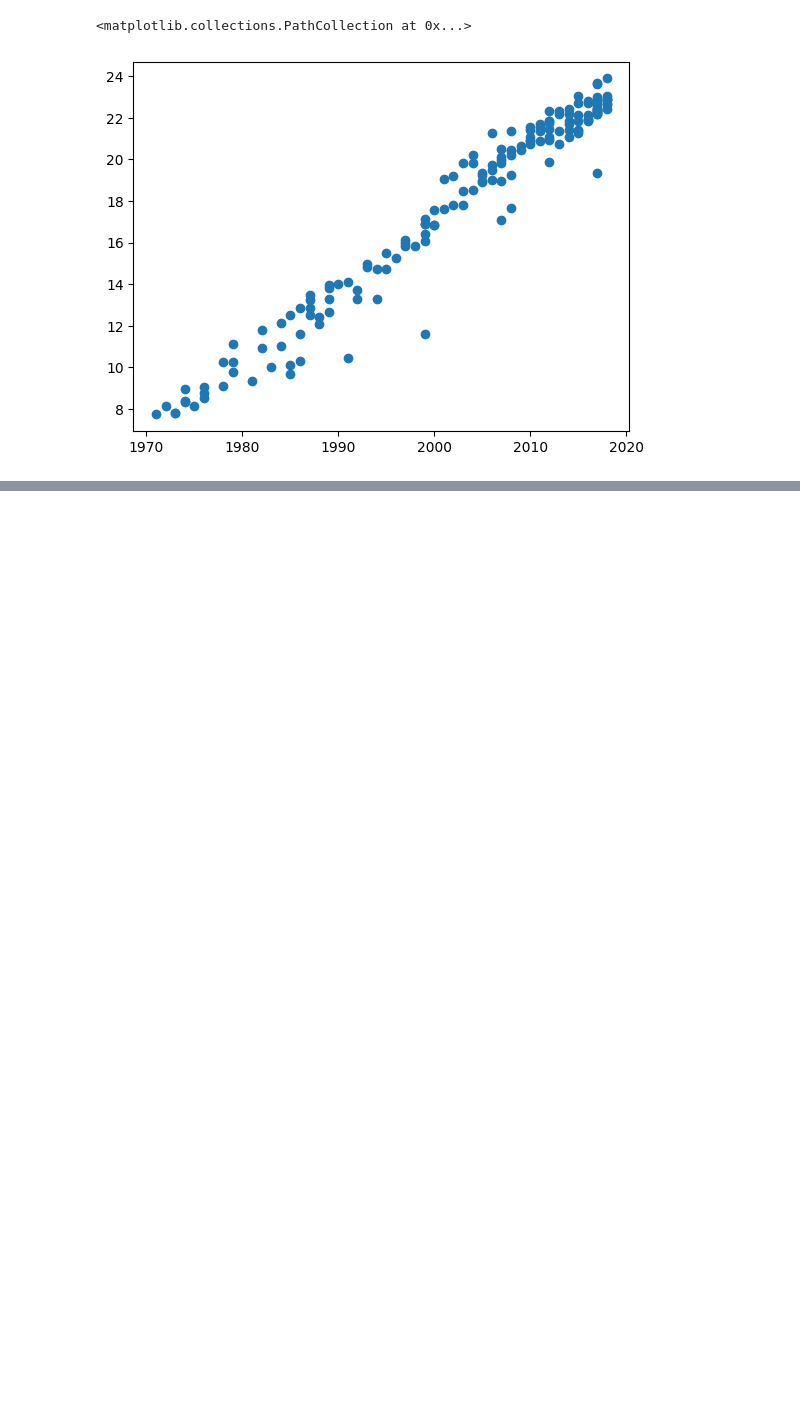
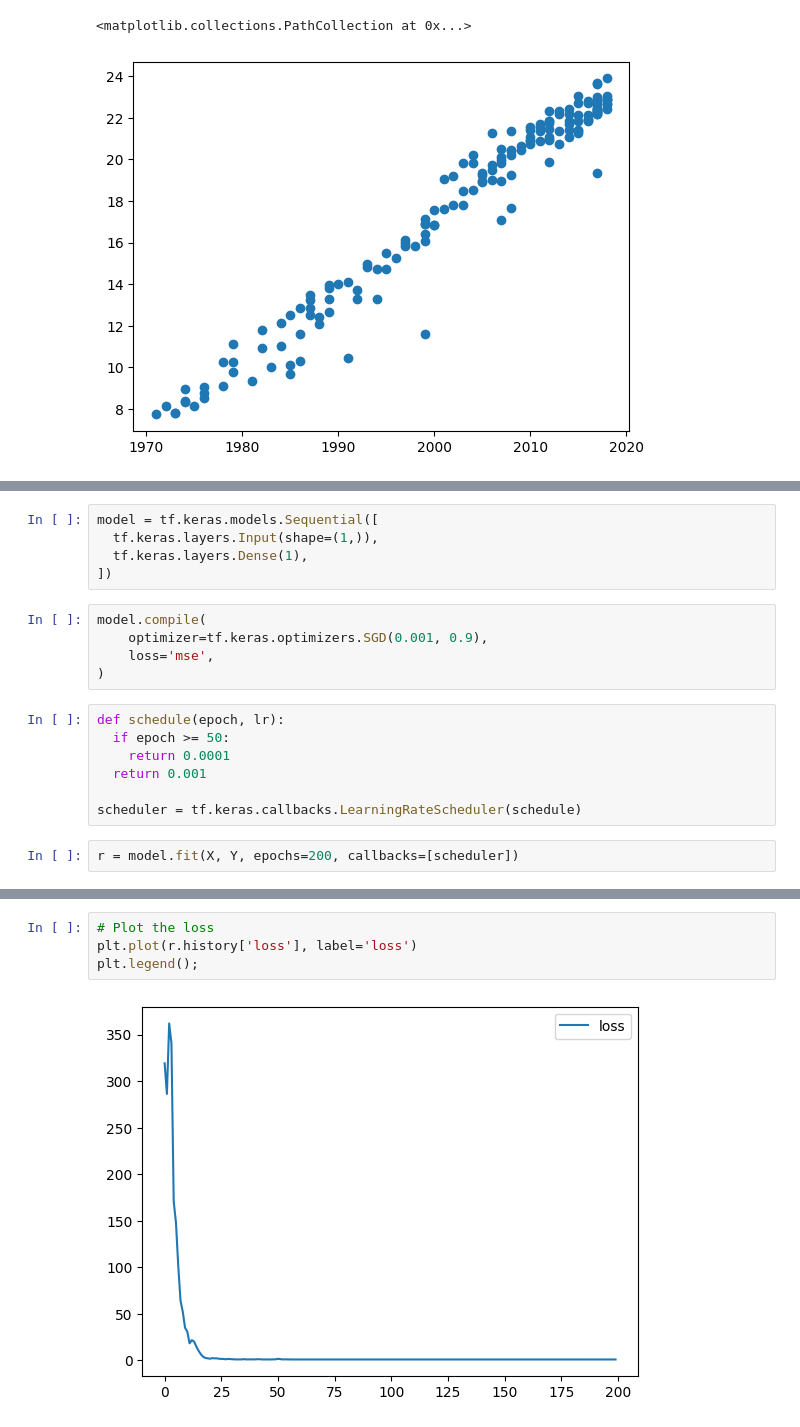
Before and after one commit to binarymath/Studying_TensorFlow2, a Jupyter notebook: TF2_Linear_Regression.ipynb, the cells around one changed output, grey strips where cells are left out. Saved outputs shown, nothing was run; the diff lists cells and outputs as text; blank space fills up the shorter version.

```diff
--- a/TF2_Linear_Regression.ipynb
+++ b/TF2_Linear_Regression.ipynb
@@ -54,0 +57,19 @@ plt.scatter(X,Y)
+# %%
+model = tf.keras.models.Sequential([
+  tf.keras.layers.Input(shape=(1,)),
+  tf.keras.layers.Dense(1),
+])
+# %%
+model.compile(
+    optimizer=tf.keras.optimizers.SGD(0.001, 0.9),
+    loss='mse',
+)
+# %%
+def schedule(epoch, lr):
+  if epoch >= 50:
+    return 0.0001
+  return 0.001
+
+scheduler = tf.keras.callbacks.LearningRateScheduler(schedule)
+# %%
+r = model.fit(X, Y, epochs=200, callbacks=[scheduler])
@@ -54,0 +94,6 @@ plt.scatter(X,Y)
+# %%
+# Plot the loss
+plt.plot(r.history['loss'], label='loss')
+plt.legend();
+# %% [output]
+[figure, added]
```
Also changed, not shown: parts of 8 cells of this notebook.
